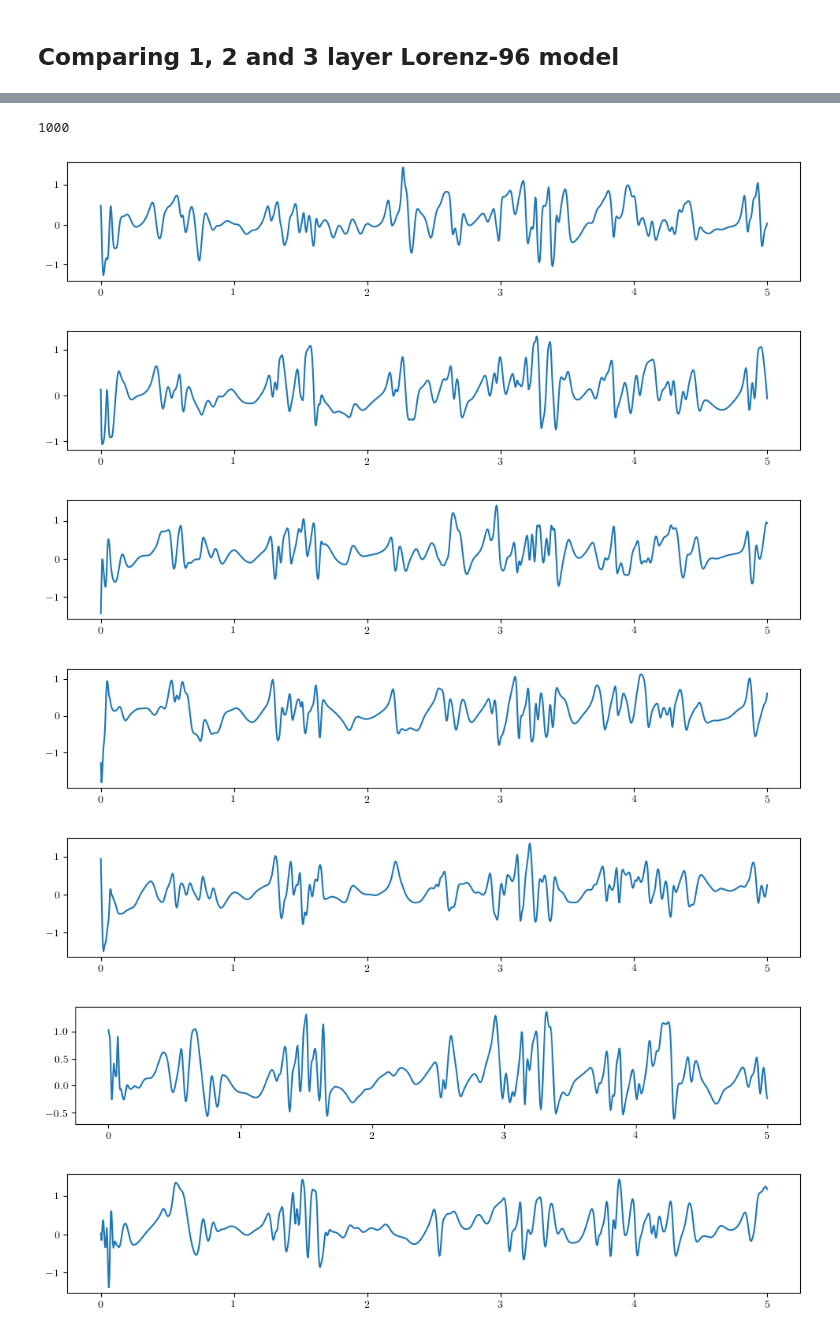
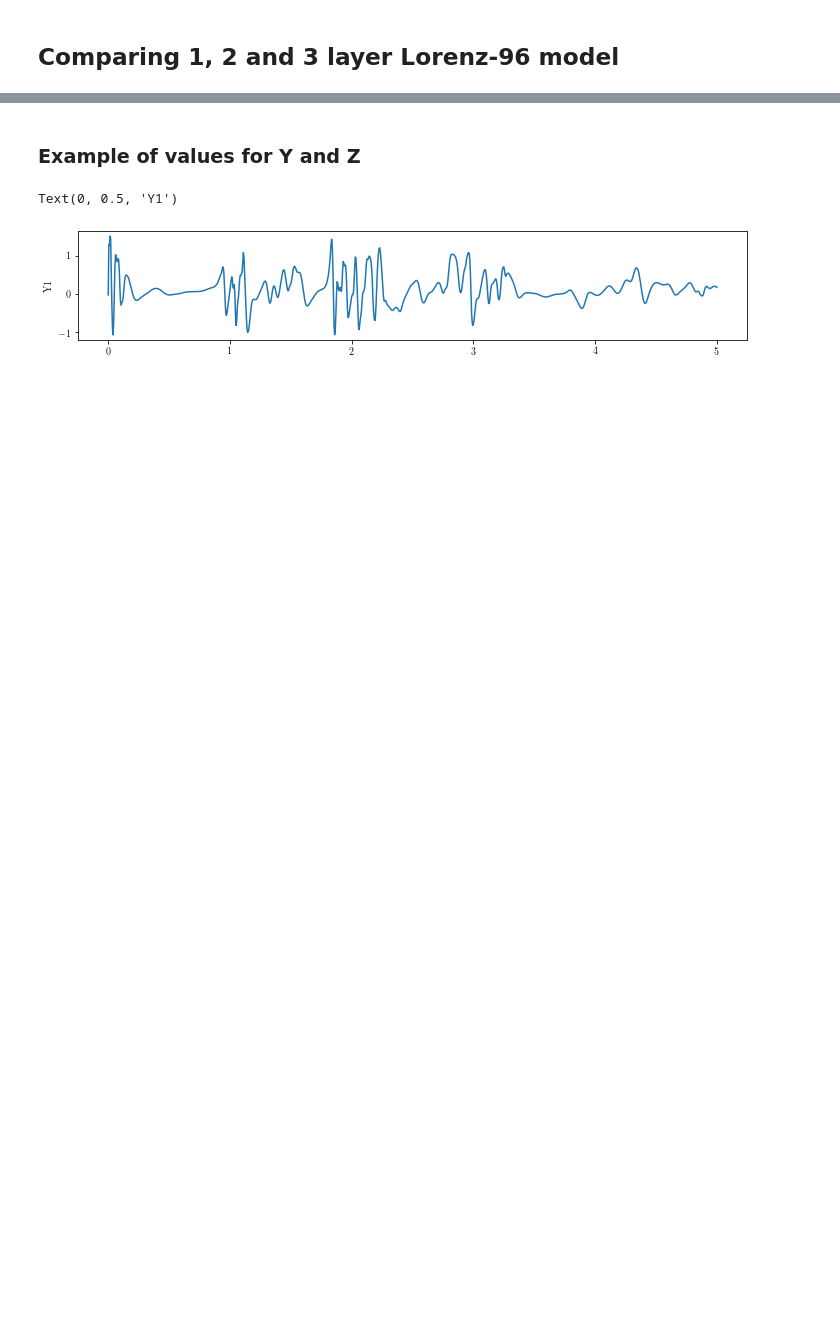
Before and after one commit to havahol/lorenz96, a Jupyter notebook: Lorenz96Model.ipynb, the cells around one changed output, grey strips where cells are left out. Drawn from its saved outputs; the diff is of its cells as text; code cells hidden in the pictures; blank space fills up the shorter version.

```diff
--- a/Lorenz96Model.ipynb
+++ b/Lorenz96Model.ipynb
@@ -94,9 +96,9 @@ class lorenz96:
             self.Y = np.random.normal(loc=0, scale=1, size=(self.nx, self.ny))
         self.Z = np.random.normal(loc=0, scale=0.05, size=(self.nx,self.ny,self.nz))
 
-        # Parameters
-        self.b, self.c, self.e, self.d, self.g = 10.0, 10.0, 10.0, 10.0, 10.0
-        self.h = 1.0
+        # Parameters (following those from Düben and Bauer, 2018)
+        self.b, self.c, self.e, self.d = 10.0, 10.0, 10.0, 10.0
+        self.h, self.g = 1.0, 1.0
         self.F = 20.0
 
 
@@ -114,7 +116,7 @@ class lorenz96:
             self.all_Z1 = np.zeros((self.num_timesteps+1, self.nz))
             self.all_Z1[0,:] = self.Z[0, 0, :]
 
-    def step(self, T):
+    def step(self, T, verbose=False, report_every=10000):
         """
         Step model forward until time T
         """
@@ -122,8 +124,10 @@ class lorenz96:
         T_in_iterations = int(T/self.dt)
         num_iterations = T_in_iterations - self.it
 
+        tic = time.time()
+
         if self.it + num_iterations > self.num_timesteps:
-            print('Asked for too many timesteps (allocated, already completed, asked for, would result in, will only do)',
+            print('Asked for too many timesteps \n(allocated, already completed, asked for, would result in, will only do)\n',
                   self.num_timesteps, self.it, num_iterations, self.it+num_iterations, self.num_timesteps - self.it)
             num_iterations = self.num_timesteps - self.it
 
@@ -137,7 +141,11 @@ class lorenz96:
 
             self.it += 1
 
-
+            if verbose and i > 0:
+                if i%report_every == 0:
+                    progress_in_percent = 100*i/num_iterations
+                    toc = time.time()
+                    print(str(int(progress_in_percent)).zfill(2)+' % after time (in s): ' + str(toc-tic))
 
 
     def _rk4(self):
@@ -281,14 +289,9 @@ print(L96.it)
+# %% [markdown]
+### Example of values for Y and Z
 # %%
-for i in range(8):
-    fig = plt.figure(figsize=(12,2))
-    plt.plot(np.arange(L96.num_timesteps+1)*L96.dt, L96.all_Y1[:,i])
-print(L96.it)
+fig = plt.figure(figsize=(12,2))
+plt.plot(np.arange(L96.num_timesteps+1)*L96.dt, L96.all_Y1[:,1])
+plt.ylabel('Y1')
 # %% [output]
-1000
+Text(0, 0.5, 'Y1')
-[figure, old version]
+[figure, new version]
-[figure, removed]
-[figure, removed]
-[figure, removed]
-[figure, removed]
-[figure, removed]
-[figure, removed]
```
Also changed, not shown: parts of 11 cells of this notebook.
